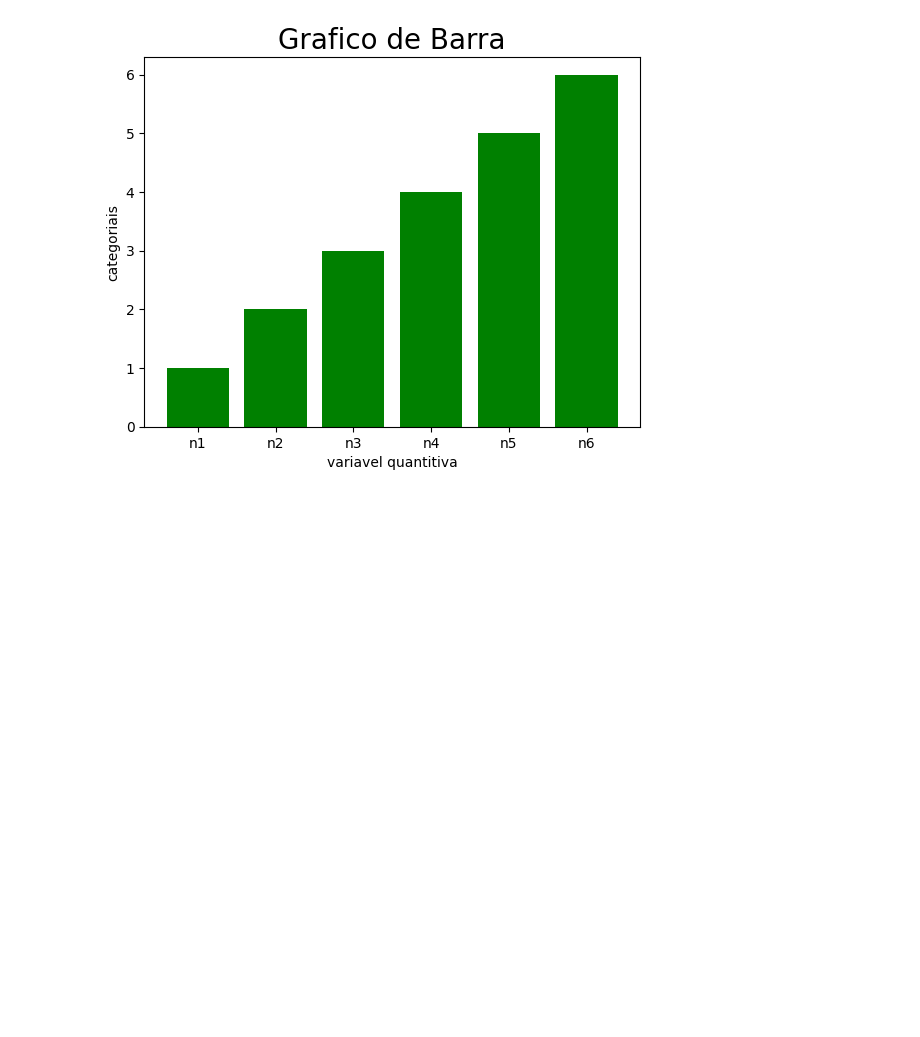
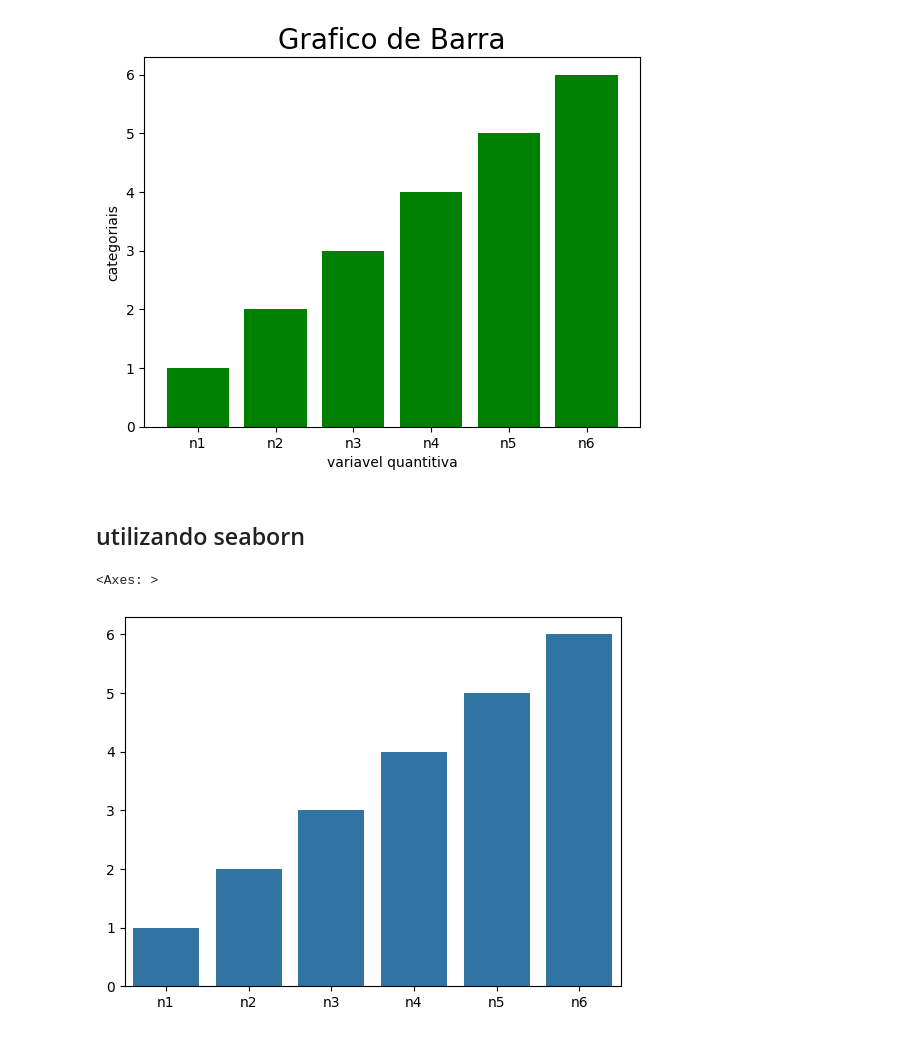
Before and after one commit to evanzs/curso-python, a Jupyter notebook: estatistica-descritiva/seaborn-matplotlib.ipynb, the cells around one changed output. Saved outputs shown, nothing was run; the diff lists cells and outputs as text; code cells hidden in the pictures; blank space fills up the shorter version.

Commit message:
feat: criando barras com seaborn

```diff
--- a/estatistica-descritiva/seaborn-matplotlib.ipynb
+++ b/estatistica-descritiva/seaborn-matplotlib.ipynb
@@ -50,3 +50,10 @@ plt.ylabel("categoriais")
 # %% [output]
 Text(0, 0.5, 'categoriais')
 [figure]
+# %% [markdown]
+## utilizando seaborn
+# %%
+sns.barplot(x=x,y=y)
+# %% [output]
+<Axes: >
+[figure, added]
```
